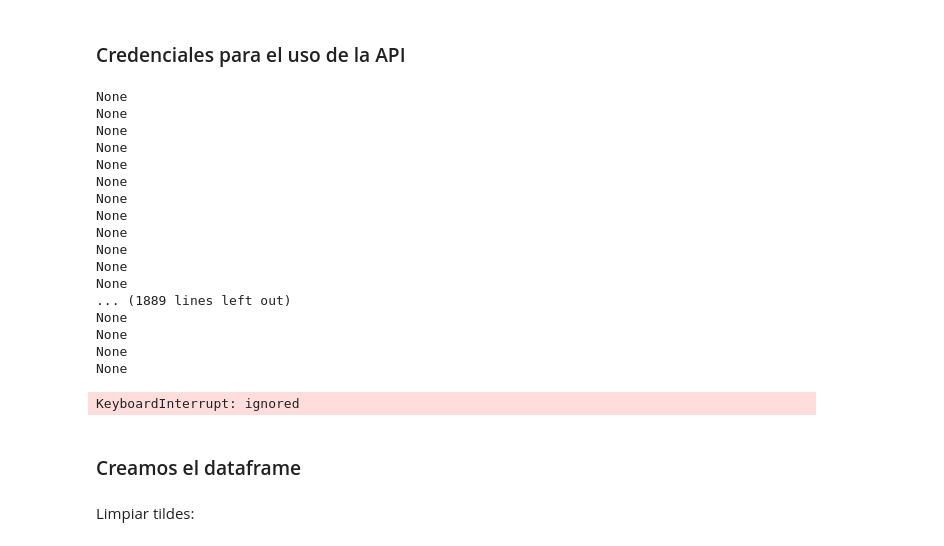
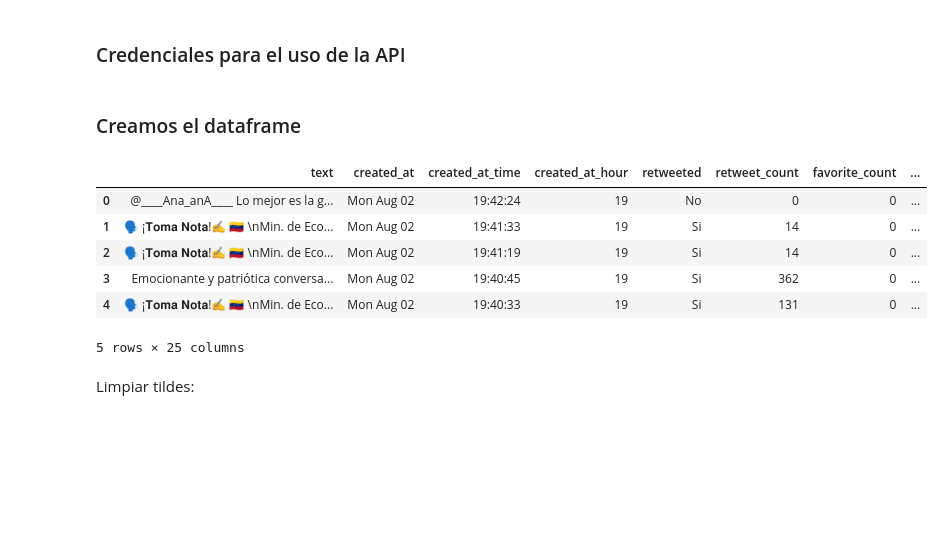
Before and after one commit to marinovik/TFM, a Jupyter notebook: Unificado2 - Nat y MJ.ipynb, the cells around one changed output. Drawn from its saved outputs; the diff is of its cells as text; code cells hidden in the pictures; blank space fills up the shorter version.

```diff
--- a/Unificado2 - Nat y MJ.ipynb
+++ b/Unificado2 - Nat y MJ.ipynb
@@ -45,32 +38,8 @@ def api_tweets(key_words, language, date_start, n_tweets):
 search_words = ("telefonica")
 lang = "es"
 date_since = "2020-06-01"
-n_tweets = 50
-
+n_tweets = 6000
 tweets = api_tweets(search_words, lang, date_since, n_tweets)
-# %%
-for tweet in tweets:
-  tweet_d = dict(tweet._json)
-  print(tweet_d['coordinates'])
-# %% [output]
-None
-None
-None
-None
-None
-None
-None
-None
-None
-None
-None
-None
-... (1889 lines left out)
-None
-None
-None
-None
-KeyboardInterrupt: ignored
 # %% [markdown]
 ### Creamos el dataframe
 # %%
@@ -213,5 +136,13 @@ def create_tweet_DF(tweets):
-# %%
-df = create_tweet_DF(tweets)
+# %%
+df.head()
+# %% [output]
+|  | text | created_at | created_at_time | created_at_hour | retweeted | retweet_count | favorite_count | ... |
+| 0 | @____Ana_anA____ Lo mejor es la g... | Mon Aug 02 | 19:42:24 | 19 | No | 0 | 0 | ... |
+| 1 | 🗣️ ¡𝐓𝐨𝐦𝐚 𝐍𝐨𝐭𝐚!✍️ 🇻🇪 \nMin. de Eco... | Mon Aug 02 | 19:41:33 | 19 | Si | 14 | 0 | ... |
+| 2 | 🗣️ ¡𝐓𝐨𝐦𝐚 𝐍𝐨𝐭𝐚!✍️ 🇻🇪 \nMin. de Eco... | Mon Aug 02 | 19:41:19 | 19 | Si | 14 | 0 | ... |
+| 3 | Emocionante y patriótica conversa... | Mon Aug 02 | 19:40:45 | 19 | Si | 362 | 0 | ... |
+| 4 | 🗣️ ¡𝐓𝐨𝐦𝐚 𝐍𝐨𝐭𝐚!✍️ 🇻🇪 \nMin. de Eco... | Mon Aug 02 | 19:40:33 | 19 | Si | 131 | 0 | ... |
+5 rows × 25 columns
 # %% [markdown]
 Limpiar tildes:
 # %%
```
Also changed, not shown: parts of 9 cells of this notebook.
